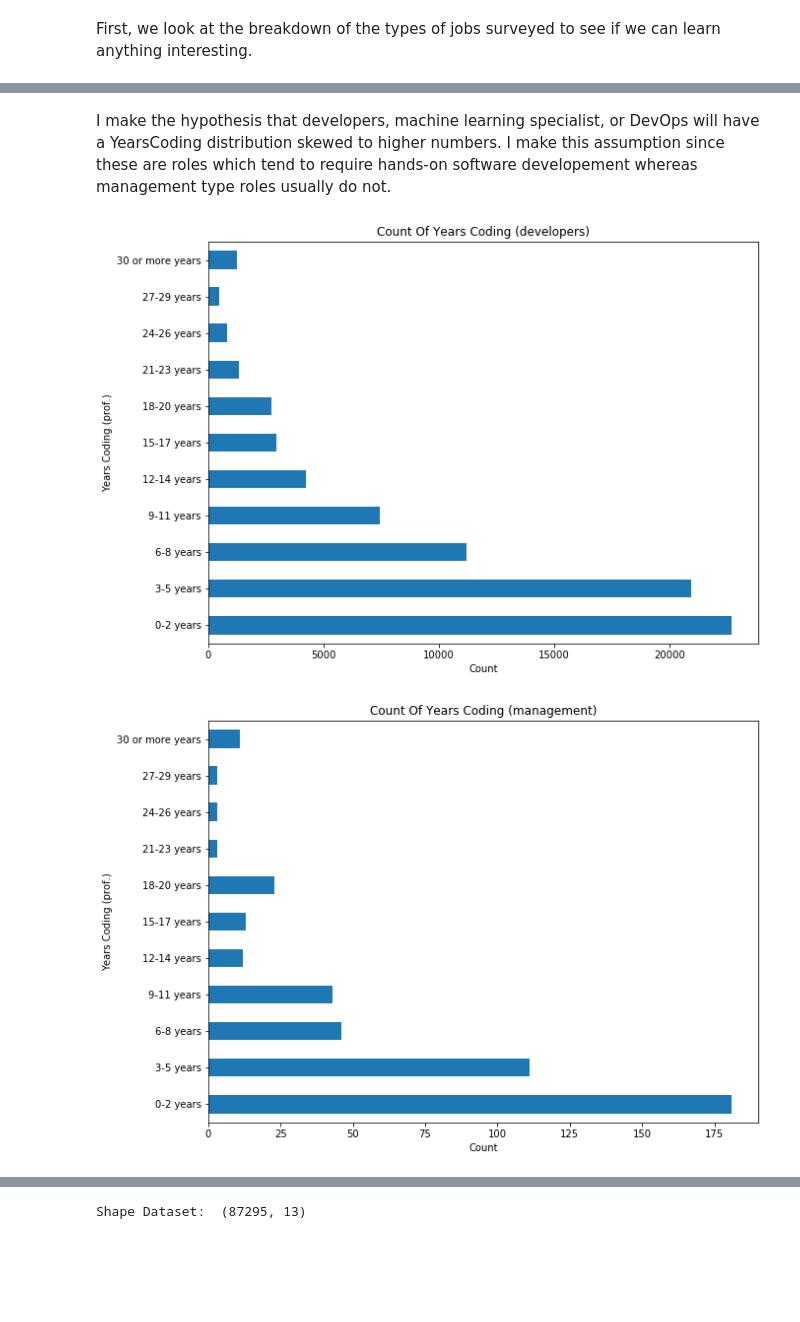
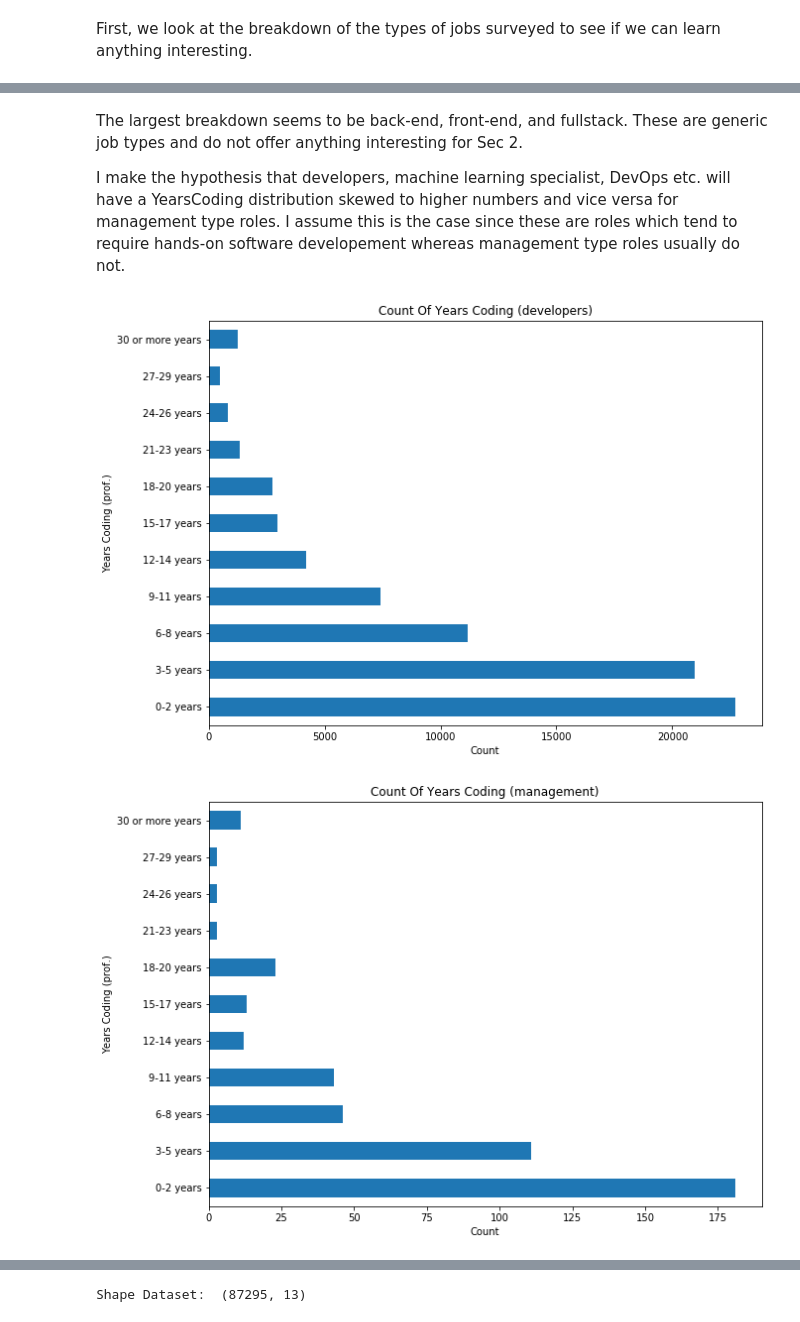
Before and after one commit to sigamani/survey, a Jupyter notebook: section1.ipynb, the cells around one changed output, grey strips where cells are left out. Drawn from its saved outputs; the diff is of its cells as text; code cells hidden in the pictures; blank space fills up the shorter version.

```diff
--- a/section1.ipynb
+++ b/section1.ipynb
@@ -44,5 +44,7 @@ plt.show()
 # %% [markdown]
-I make the hypothesis that developers, machine learning specialist, or DevOps will have a YearsCoding distribution skewed to higher numbers. I make this assumption since these are roles which tend to require hands-on software developement whereas management type roles usually do not.
+The largest breakdown seems to be back-end, front-end, and fullstack. These are generic job types and do not offer anything interesting for Sec 2.
+
+I make the hypothesis that developers, machine learning specialist, DevOps etc. will have a YearsCoding distribution skewed to higher numbers and vice versa for management type roles. I assume this is the case since these are roles which tend to require hands-on software developement whereas management type roles usually do not.
 # %%
 # Make two dataframes one for developers and one for management
 
@@ -53,27 +55,27 @@ df = df.dropna(subset=['DevType'])
 df_dev = df[df['DevType'].str.contains('developer|DevOps|machine learning|Database|Engineering|researcher')]
 df = df[~df.isin(df_dev)].dropna()
 # %%
-"""Transform years coding from a categorical
+"""Transform years coding (prof.) from a categorical
 string into an ordered numberical feature since
 we will train on this we want to preserve the order"""
 years_coding = ['0-2 years', '3-5 years', '6-8 years', '9-11 years', '12-14 years', '15-17 years', '18-20 years', '21-23 years', '24-26 years', '27-29 years', '30 or more years']
 
 # Create plots
 df_dev['YearsCodingProf'].value_counts().reindex(years_coding).plot(kind='barh', figsize=(10,7.5))
 plt.title('Count Of Years Coding (developers)')
 
 plt.xlabel('Count')
 plt.ylabel('Years Coding (prof.)')
 plt.show()
 
 df['YearsCodingProf'].value_counts().reindex(years_coding).plot(kind='barh', figsize=(10,7.5))
 plt.title('Count Of Years Coding (management)')
 plt.xlabel('Count')
 plt.ylabel('Years Coding (prof.)')
 plt.show()
 # %% [output]
-[figure, old version]
+[figure, new version]
-[figure, old version]
+[figure, new version]
 # %% [markdown]
 This hypothesis seems to hold true in that the distribution of the lowermost plot is skewed more to less years coding experience. I create a new binary variable for DevType: 0 for management, 1 for developers.
 
```
Also changed, not shown: parts of 25 cells of this notebook, 1 other file.
